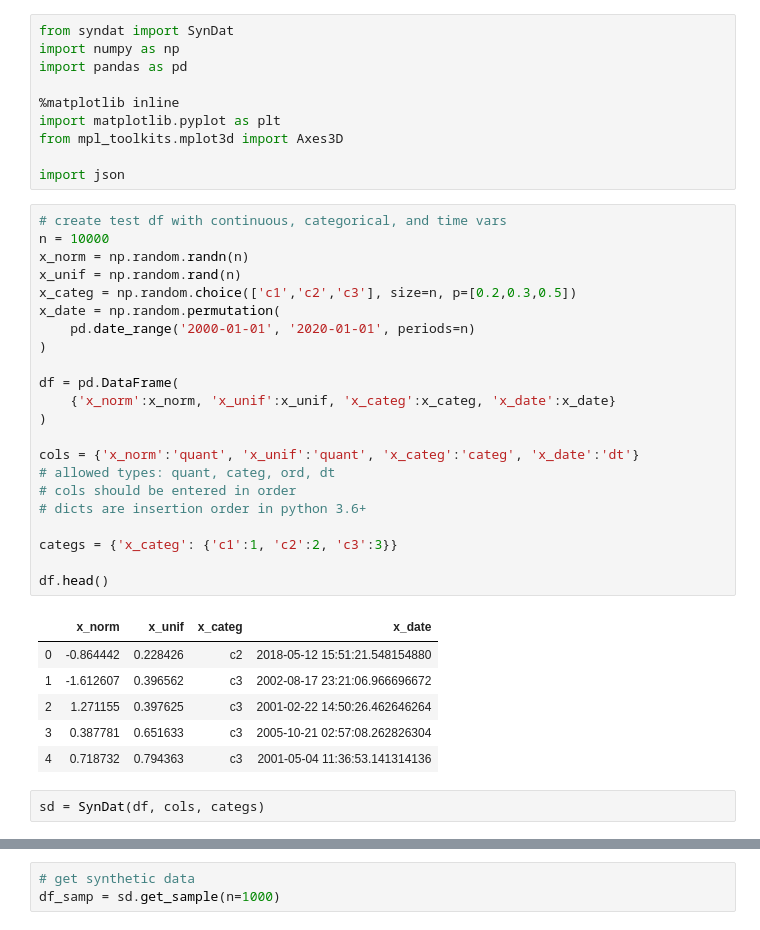
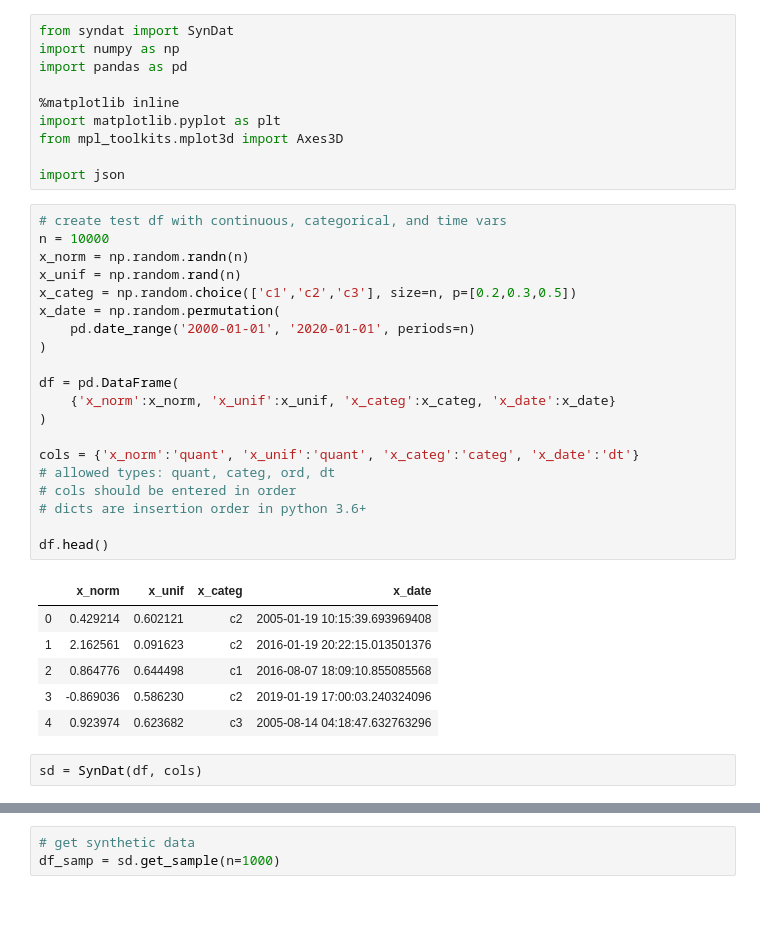
Before and after one commit to araskay/syndat, a Jupyter notebook: syndat_usage_example.ipynb, the cells around one changed output, grey strips where cells are left out. Drawn from its saved outputs; the diff is of its cells as text.

```diff
--- a/syndat_usage_example.ipynb
+++ b/syndat_usage_example.ipynb
@@ -11,34 +11,32 @@ import json
 # %%
 # create test df with continuous, categorical, and time vars
 n = 10000
 x_norm = np.random.randn(n)
 x_unif = np.random.rand(n)
 x_categ = np.random.choice(['c1','c2','c3'], size=n, p=[0.2,0.3,0.5])
 x_date = np.random.permutation(
     pd.date_range('2000-01-01', '2020-01-01', periods=n)
 )
 
 df = pd.DataFrame(
     {'x_norm':x_norm, 'x_unif':x_unif, 'x_categ':x_categ, 'x_date':x_date}
 )
 
 cols = {'x_norm':'quant', 'x_unif':'quant', 'x_categ':'categ', 'x_date':'dt'}
 # allowed types: quant, categ, ord, dt
 # cols should be entered in order
 # dicts are insertion order in python 3.6+
 
-categs = {'x_categ': {'c1':1, 'c2':2, 'c3':3}}
-
 df.head()
 # %% [output]
 |  | x_norm | x_unif | x_categ | x_date |
-| 0 | -0.864442 | 0.228426 | c2 | 2018-05-12 15:51:21.548154880 |
-| 1 | -1.612607 | 0.396562 | c3 | 2002-08-17 23:21:06.966696672 |
-| 2 | 1.271155 | 0.397625 | c3 | 2001-02-22 14:50:26.462646264 |
-| 3 | 0.387781 | 0.651633 | c3 | 2005-10-21 02:57:08.262826304 |
-| 4 | 0.718732 | 0.794363 | c3 | 2001-05-04 11:36:53.141314136 |
+| 0 | 0.429214 | 0.602121 | c2 | 2005-01-19 10:15:39.693969408 |
+| 1 | 2.162561 | 0.091623 | c2 | 2016-01-19 20:22:15.013501376 |
+| 2 | 0.864776 | 0.644498 | c1 | 2016-08-07 18:09:10.855085568 |
+| 3 | -0.869036 | 0.586230 | c2 | 2019-01-19 17:00:03.240324096 |
+| 4 | 0.923974 | 0.623682 | c3 | 2005-08-14 04:18:47.632763296 |
 # %%
-sd = SynDat(df, cols, categs)
+sd = SynDat(df, cols)
 # %%
 # plot mixture of continuous and categorical - CDF
 x=np.linspace(-3,3,100)
```
Also changed, not shown: parts of 6 cells of this notebook, 1 other file.
